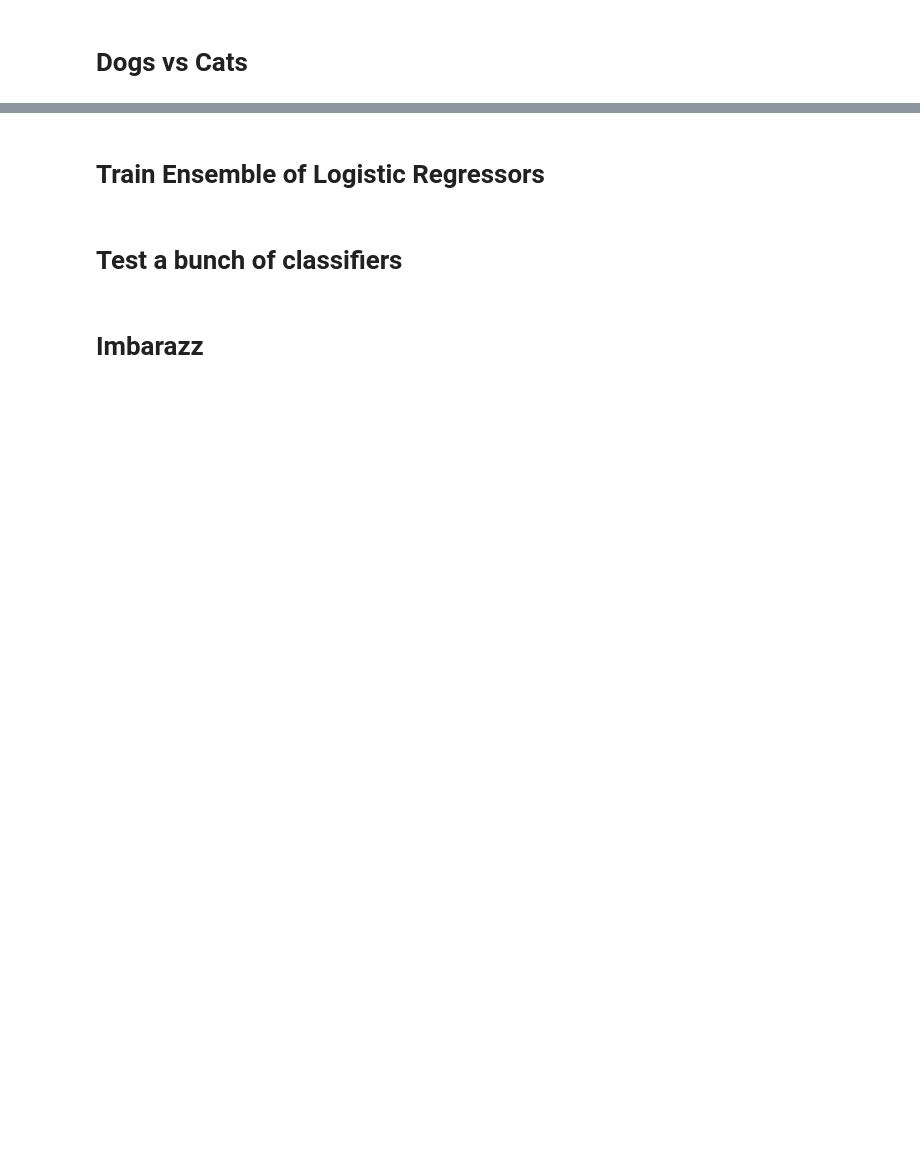
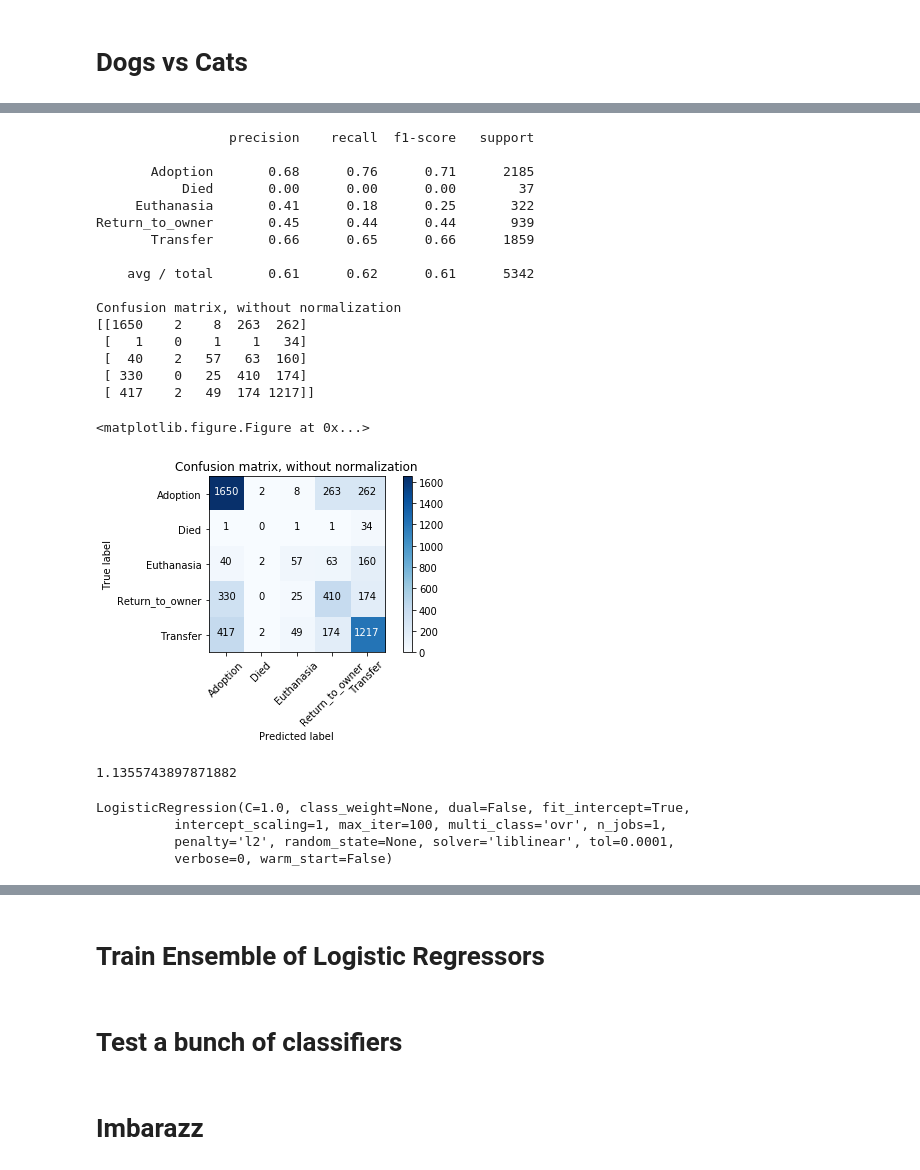
Before and after one commit to jfarrugia-uom/2017Sem03CourseWork, a Jupyter notebook: ML/Assignment/Animal Shelter.ipynb, the cells around one changed output, grey strips where cells are left out. Cells and saved outputs as stored; diff of their text form; code cells hidden in the pictures; blank space fills up the shorter version.

Commit message:
Added cos,sin transforms of datetime, roc-auc curves, etc.

```diff
--- a/ML/Assignment/Animal Shelter.ipynb
+++ b/ML/Assignment/Animal Shelter.ipynb
@@ -246,7 +270,7 @@ y_test = le.fit_transform(y_test)
 arrays = [X_train, X_test, y_train, y_test]
 print [x.shape for x in arrays]
 # %%
-model_columns = np.hstack((model_columns, tfv.get_feature_names()) )
+extended_model_columns = np.hstack((model_columns, tfv.get_feature_names()) )
 # %%
 # get top features associated with outcome
 get_top_n_features((X_train[y_train==3])[:,17:])
@@ -425,0 +670,4 @@ Return_to_owner       0.47      0.56      0.51       845
+# %%
+# train RF on dog breed/colour features
+forest = RandomForestClassifier(n_estimators=1000, random_state=0)
+forest.fit(X_train, y_train)
@@ -425,0 +753,39 @@ Return_to_owner       0.47      0.56      0.51       845
+# %%
+# predict outcome based on test dogs
+prediction = forest.predict(X_test)
+prediction_proba = forest.predict_proba(X_test)
+
+importances = forest.feature_importances_
+indices = np.argsort(importances)[::-1]
+
+print(classification_report(y_test, prediction, target_names=le.classes_))
+
+cnm = confusion_matrix(y_test, prediction)
+plt.figure()
+plot_confusion_matrix(cnm, classes=le.classes_,
+                      title='Confusion matrix, without normalization')
+
+plt.show()
+plt.close()
+
+log_loss(y_test, prediction_proba )
+# %% [output]
+                 precision    recall  f1-score   support
+
+       Adoption       0.68      0.76      0.71      2185
+           Died       0.00      0.00      0.00        37
+     Euthanasia       0.41      0.18      0.25       322
+Return_to_owner       0.45      0.44      0.44       939
+       Transfer       0.66      0.65      0.66      1859
+
+    avg / total       0.61      0.62      0.61      5342
+
+Confusion matrix, without normalization
+[[1650    2    8  263  262]
+ [   1    0    1    1   34]
+ [  40    2   57   63  160]
+ [ 330    0   25  410  174]
+ [ 417    2   49  174 1217]]
+<matplotlib.figure.Figure at 0x...>
+[figure, added]
+1.1355743897871882
@@ -425,0 +821,11 @@ Return_to_owner       0.47      0.56      0.51       845
+# %%
+lr = LogisticRegression()
+#lr = LogisticRegression(penalty='l2', C=10**-1, random_state=0, multi_class='multinomial', solver='lbfgs')
+#rfecv = RFECV(estimator=lr, step=1, cv=StratifiedKFold(y_train, n_folds=5), scoring='accuracy')
+#rfecv.fit(X_train, y_train)
+lr.fit(X_train, y_train)
+# %% [output]
+LogisticRegression(C=1.0, class_weight=None, dual=False, fit_intercept=True,
+          intercept_scaling=1, max_iter=100, multi_class='ovr', n_jobs=1,
+          penalty='l2', random_state=None, solver='liblinear', tol=0.0001,
+          verbose=0, warm_start=False)
```
Also changed, not shown: parts of 32 cells of this notebook, 25 other files.
